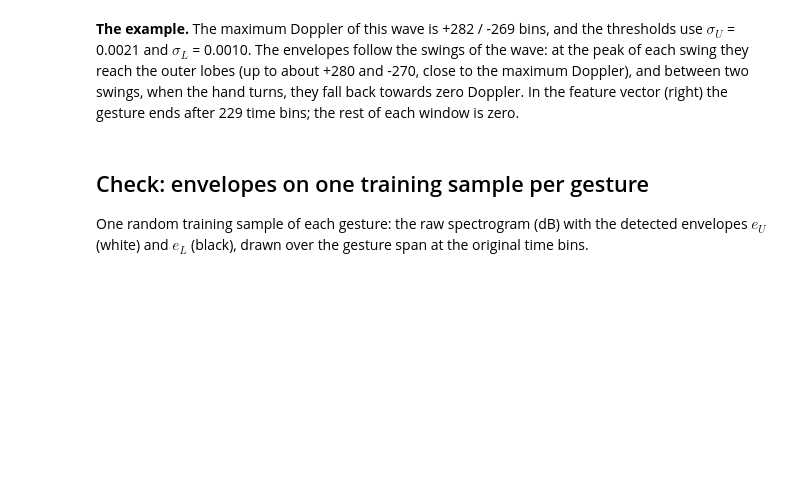
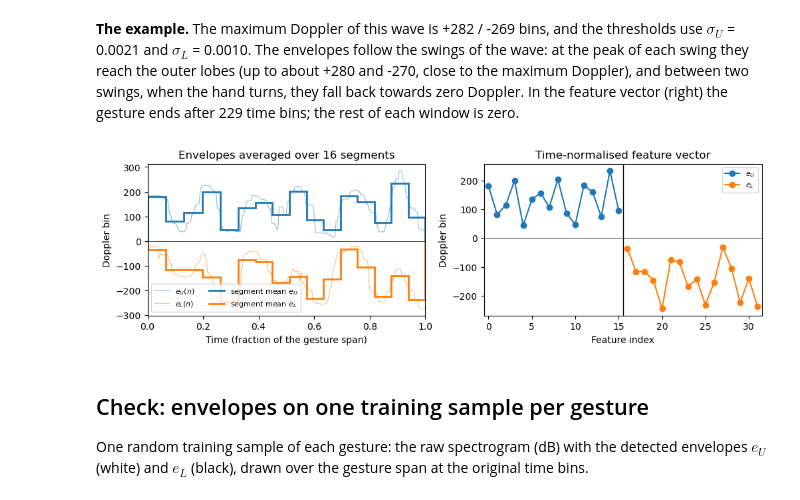
Before and after one commit to jimvanijcken/wicos, a Jupyter notebook: notebooks/3_features.ipynb, the cells around one changed output. Saved outputs shown, nothing was run; the diff lists cells and outputs as text; code cells hidden in the pictures; blank space fills up the shorter version.

Commit message:
Plot time-normalised feature vector of the example in notebook 3
Co-Authored-By: Claude Opus 5.5 <noreply@anthropic.com>

```diff
--- a/notebooks/3_features.ipynb
+++ b/notebooks/3_features.ipynb
@@ -130,6 +130,45 @@ plt.show()
 [figure]
 # %% [markdown]
 **The example.** The maximum Doppler of this wave is +282 / -269 bins, and the thresholds use $\sigma_U$ = 0.0021 and $\sigma_L$ = 0.0010. The envelopes follow the swings of the wave: at the peak of each swing they reach the outer lobes (up to about +280 and -270, close to the maximum Doppler), and between two swings, when the hand turns, they fall back towards zero Doppler. In the feature vector (right) the gesture ends after 229 time bins; the rest of each window is zero.
+# %%
+# Time-normalised feature vector of the example: each envelope averaged over NORM_POINTS equal
+# segments of the gesture span, concatenated into [e_U, e_L] (the upper_norm/lower_norm features)
+norm_upper, norm_lower = F.time_normalised(upper), F.time_normalised(lower)
+vector_norm = np.concatenate([norm_upper, norm_lower])
+
+fig, axes = plt.subplots(1, 2, figsize=(10, 3), constrained_layout=True)
+
+# Left: the envelopes over the gesture span (time as a fraction of the span), with the segment means
+ax = axes[0]
+t_frac = (np.arange(len(upper)) + 0.5) / len(upper)
+edges = np.concatenate([[0], np.cumsum([len(s) for s in np.array_split(upper, F.NORM_POINTS)])]) / len(upper)
+ax.plot(t_frac, upper, color="C0", linewidth=0.8, alpha=0.5, label="$e_U(n)$")
+ax.plot(t_frac, lower, color="C1", linewidth=0.8, alpha=0.5, label="$e_L(n)$")
+ax.stairs(norm_upper, edges, color="C0", linewidth=2, label="segment mean $e_U$")
+ax.stairs(norm_lower, edges, color="C1", linewidth=2, label="segment mean $e_L$")
+ax.axhline(0, color="black", linewidth=0.5)
+ax.set_xlim(0, 1)
+ax.set_title(f"Envelopes averaged over {F.NORM_POINTS} segments")
+ax.set_xlabel("Time (fraction of the gesture span)")
+ax.set_ylabel("Doppler bin")
+ax.legend(fontsize=8, ncol=2)
+
+# Right: the time-normalised feature vector, e_U in the first NORM_POINTS features and e_L in the second
+ax = axes[1]
+i_feat = np.arange(len(vector_norm))
+ax.plot(i_feat[:F.NORM_POINTS], vector_norm[:F.NORM_POINTS], "o-", color="C0", label="$e_U$")
+ax.plot(i_feat[F.NORM_POINTS:], vector_norm[F.NORM_POINTS:], "o-", color="C1", label="$e_L$")
+ax.axvline(F.NORM_POINTS - 0.5, color="black", linewidth=1)  # boundary between e_U and e_L
+ax.axhline(0, color="black", linewidth=0.5)
+ax.set_xlim(-0.5, len(vector_norm) - 0.5)
+ax.set_title("Time-normalised feature vector")
+ax.set_xlabel("Feature index")
+ax.set_ylabel("Doppler bin")
+ax.legend(fontsize=8)
+fig.savefig(FIG_DIR / "amin_envelope_normalised.pdf", bbox_inches="tight")
+plt.show()
+# %% [output]
+[figure, added]
 # %% [markdown]
 ## Check: envelopes on one training sample per gesture
 One random training sample of each gesture: the raw spectrogram (dB) with the detected envelopes $e_U$ (white) and $e_L$ (black), drawn over the gesture span at the original time bins.
```
Also changed, not shown: 1 other file.
